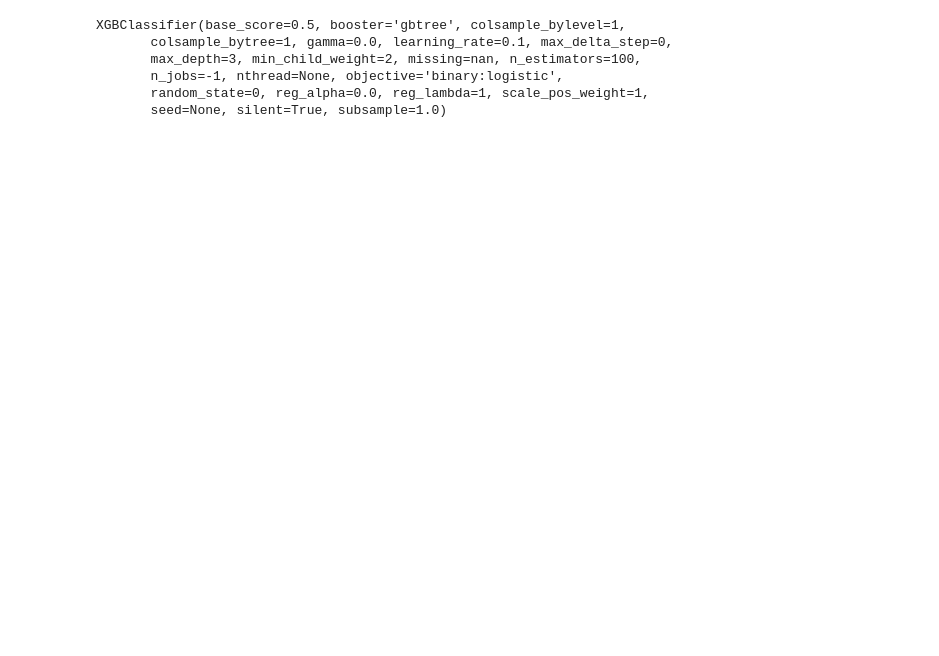
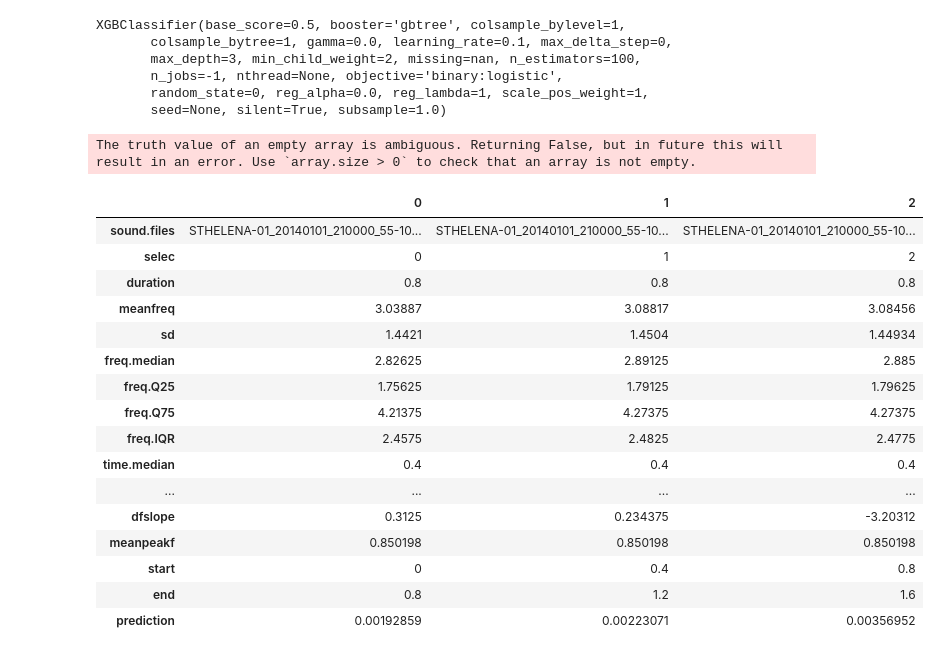
Before and after one commit to RSPB/StormPetrels, a Jupyter notebook: predict.ipynb, the cells around one changed output. Drawn from its saved outputs; the diff is of its cells as text; code cells hidden in the pictures; blank space fills up the shorter version.

```diff
--- a/predict.ipynb
+++ b/predict.ipynb
@@ -49,3 +52,24 @@ df = df.drop(['sound.files'], axis=1)
 # %%
-y_prob = model.predict_proba(df.values)
 y = model.predict(df.values)
+# %% [output]
+The truth value of an empty array is ambiguous. Returning False, but in future this will result in an error. Use `array.size > 0` to check that an array is not empty.
+# %%
+df.head(3).T
+# %% [output]
+|  | 0 | 1 | 2 |
+| sound.files | STHELENA-01_20140101_210000_55-10... | STHELENA-01_20140101_210000_55-10... | STHELENA-01_20140101_210000_55-10... |
+| selec | 0 | 1 | 2 |
+| duration | 0.8 | 0.8 | 0.8 |
+| meanfreq | 3.03887 | 3.08817 | 3.08456 |
+| sd | 1.4421 | 1.4504 | 1.44934 |
+| freq.median | 2.82625 | 2.89125 | 2.885 |
+| freq.Q25 | 1.75625 | 1.79125 | 1.79625 |
+| freq.Q75 | 4.21375 | 4.27375 | 4.27375 |
+| freq.IQR | 2.4575 | 2.4825 | 2.4775 |
+| time.median | 0.4 | 0.4 | 0.4 |
+| ... | ... | ... | ... |
+| dfslope | 0.3125 | 0.234375 | -3.20312 |
+| meanpeakf | 0.850198 | 0.850198 | 0.850198 |
+| start | 0 | 0.4 | 0.8 |
+| end | 0.8 | 1.2 | 1.6 |
+| prediction | 0.00192859 | 0.00223071 | 0.00356952 |
```
Also changed, not shown: parts of 7 cells of this notebook, 4 other files.
